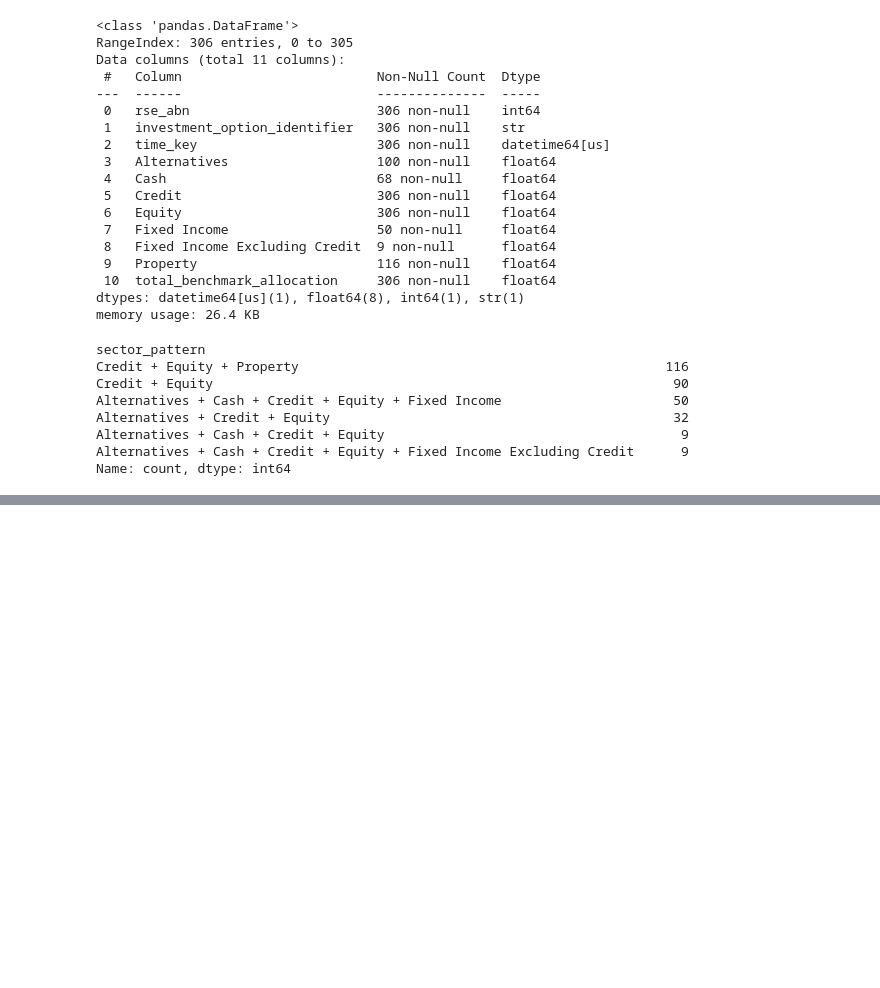
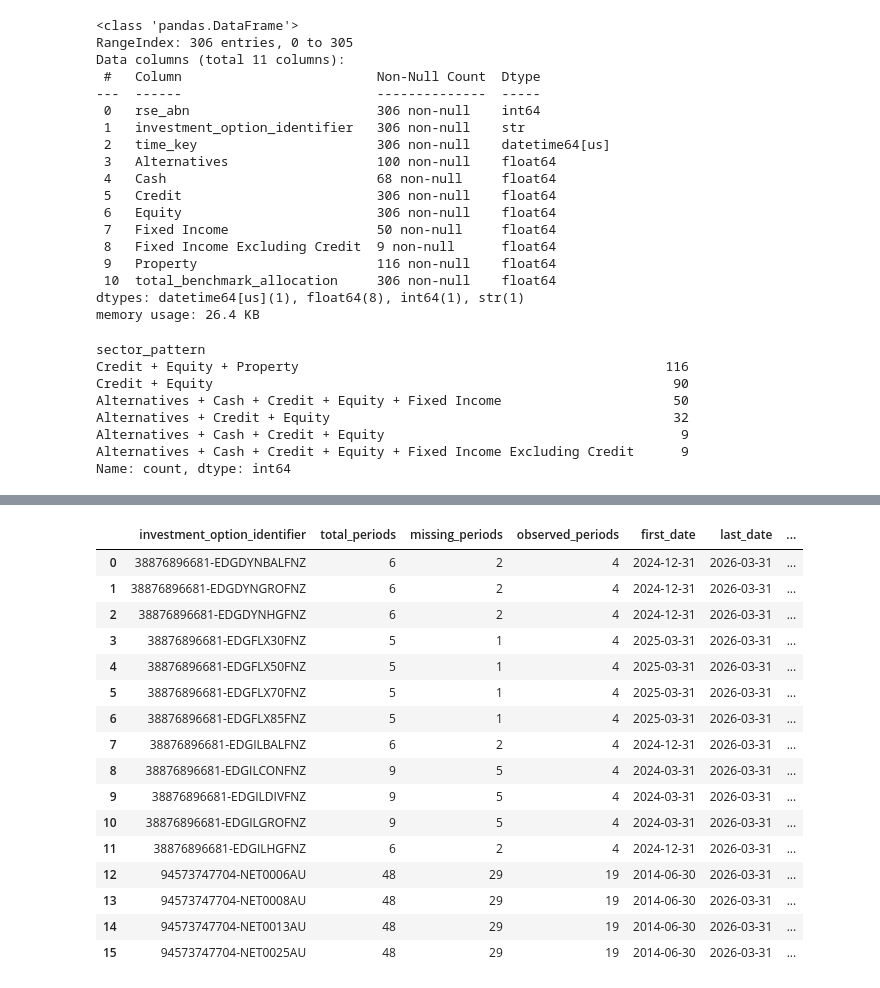
Before and after one commit to terra9/superannuation-performance-early-warning, a Jupyter notebook: notebooks/apra_data_audit.ipynb, the cells around one changed output, grey strips where cells are left out. Cells and saved outputs as stored; diff of their text form; code cells hidden in the pictures; blank space fills up the shorter version.

Commit message:
Update historical SAA on the analysis of the missing values of the allocation.

```diff
--- a/notebooks/apra_data_audit.ipynb
+++ b/notebooks/apra_data_audit.ipynb
@@ -3977,0 +5048,49 @@ Name: count, dtype: int64
+# %%
+affected_option_summary = (
+    missing_option_history_total
+    .groupby(
+        "investment_option_identifier",
+        as_index=False
+    )
+    .agg(
+        total_periods=("time_key", "size"),
+        missing_periods=(
+            "total_benchmark_allocation",
+            lambda x: x.isna().sum()
+        ),
+        observed_periods=(
+            "total_benchmark_allocation",
+            lambda x: x.notna().sum()
+        ),
+        first_date=("time_key", "min"),
+        last_date=("time_key", "max"),
+    )
+)
+
+affected_option_summary[
+    "all_periods_missing"
+] = (
+    affected_option_summary[
+        "observed_periods"
+    ].eq(0)
+)
+
+affected_option_summary
+# %% [output]
+|  | investment_option_identifier | total_periods | missing_periods | observed_periods | first_date | last_date | ... |
+| 0 | 38876896681-EDGDYNBALFNZ | 6 | 2 | 4 | 2024-12-31 | 2026-03-31 | ... |
+| 1 | 38876896681-EDGDYNGROFNZ | 6 | 2 | 4 | 2024-12-31 | 2026-03-31 | ... |
+| 2 | 38876896681-EDGDYNHGFNZ | 6 | 2 | 4 | 2024-12-31 | 2026-03-31 | ... |
+| 3 | 38876896681-EDGFLX30FNZ | 5 | 1 | 4 | 2025-03-31 | 2026-03-31 | ... |
+| 4 | 38876896681-EDGFLX50FNZ | 5 | 1 | 4 | 2025-03-31 | 2026-03-31 | ... |
+| 5 | 38876896681-EDGFLX70FNZ | 5 | 1 | 4 | 2025-03-31 | 2026-03-31 | ... |
+| 6 | 38876896681-EDGFLX85FNZ | 5 | 1 | 4 | 2025-03-31 | 2026-03-31 | ... |
+| 7 | 38876896681-EDGILBALFNZ | 6 | 2 | 4 | 2024-12-31 | 2026-03-31 | ... |
+| 8 | 38876896681-EDGILCONFNZ | 9 | 5 | 4 | 2024-03-31 | 2026-03-31 | ... |
+| 9 | 38876896681-EDGILDIVFNZ | 9 | 5 | 4 | 2024-03-31 | 2026-03-31 | ... |
+| 10 | 38876896681-EDGILGROFNZ | 9 | 5 | 4 | 2024-03-31 | 2026-03-31 | ... |
+| 11 | 38876896681-EDGILHGFNZ | 6 | 2 | 4 | 2024-12-31 | 2026-03-31 | ... |
+| 12 | 94573747704-NET0006AU | 48 | 29 | 19 | 2014-06-30 | 2026-03-31 | ... |
+| 13 | 94573747704-NET0008AU | 48 | 29 | 19 | 2014-06-30 | 2026-03-31 | ... |
+| 14 | 94573747704-NET0013AU | 48 | 29 | 19 | 2014-06-30 | 2026-03-31 | ... |
+| 15 | 94573747704-NET0025AU | 48 | 29 | 19 | 2014-06-30 | 2026-03-31 | ... |
```
Also changed, not shown: parts of 51 cells of this notebook.
